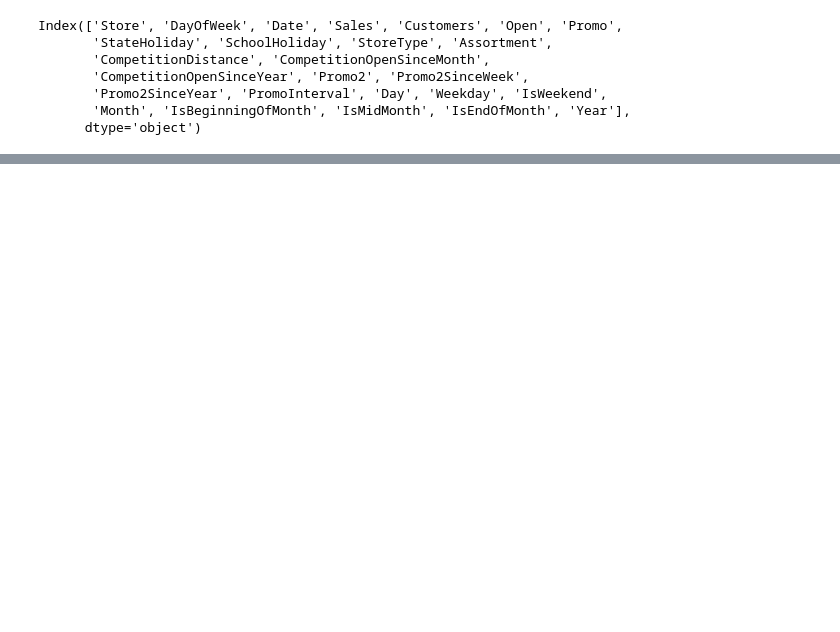
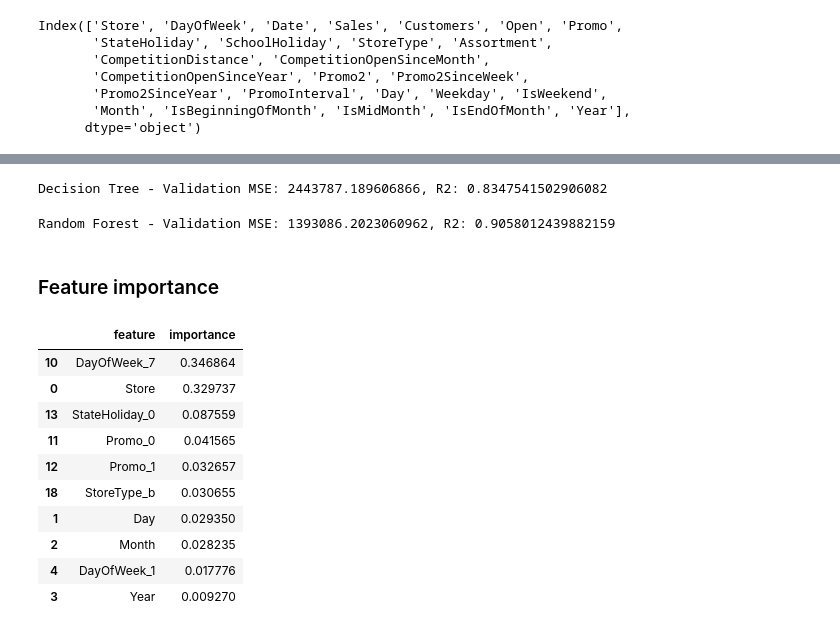
Before and after one commit to zol23-g/Sales_Forecasting_Rossmann_Pharmaceuticals, a Jupyter notebook: notebooks/pridiction_model.ipynb, the cells around one changed output, grey strips where cells are left out. Cells and saved outputs as stored; diff of their text form; code cells hidden in the pictures; blank space fills up the shorter version.

```diff
--- a/notebooks/pridiction_model.ipynb
+++ b/notebooks/pridiction_model.ipynb
@@ -218,0 +145,37 @@ plot_tree(tree, max_depth=3, filled=True, feature_names=numeric_cols+encoded_col
+# %%
+# Example usage with Decision Tree
+from sklearn.tree import DecisionTreeRegressor
+dt_model = DecisionTreeRegressor(random_state=42)
+mse, r2 = train_and_evaluate_model(dt_model, X_train, train_targets)
+print(f"Decision Tree - Validation MSE: {mse}, R2: {r2}")
+# %% [output]
+Decision Tree - Validation MSE: 2443787.189606866, R2: 0.8347541502906082
+# %%
+# Example usage with Random Forest
+from sklearn.ensemble import RandomForestRegressor
+rf_model = RandomForestRegressor(n_estimators=100, random_state=42)
+mse, r2 = train_and_evaluate_model(rf_model, X_train, train_targets)
+print(f"Random Forest - Validation MSE: {mse}, R2: {r2}")
+# %% [output]
+Random Forest - Validation MSE: 1393086.2023060962, R2: 0.9058012439882159
+# %% [markdown]
+### Feature importance
+# %%
+rf_model.feature_importances_
+importance_df = pd.DataFrame({
+    'feature': numeric_cols+encoded_cols,
+    'importance': rf_model.feature_importances_
+}).sort_values('importance', ascending=False)
+importance_df.head(10)
+# %% [output]
+|  | feature | importance |
+| 10 | DayOfWeek_7 | 0.346864 |
+| 0 | Store | 0.329737 |
+| 13 | StateHoliday_0 | 0.087559 |
+| 11 | Promo_0 | 0.041565 |
+| 12 | Promo_1 | 0.032657 |
+| 18 | StoreType_b | 0.030655 |
+| 1 | Day | 0.029350 |
+| 2 | Month | 0.028235 |
+| 4 | DayOfWeek_1 | 0.017776 |
+| 3 | Year | 0.009270 |
```
Also changed, not shown: parts of 59 cells of this notebook, 3 other files.
